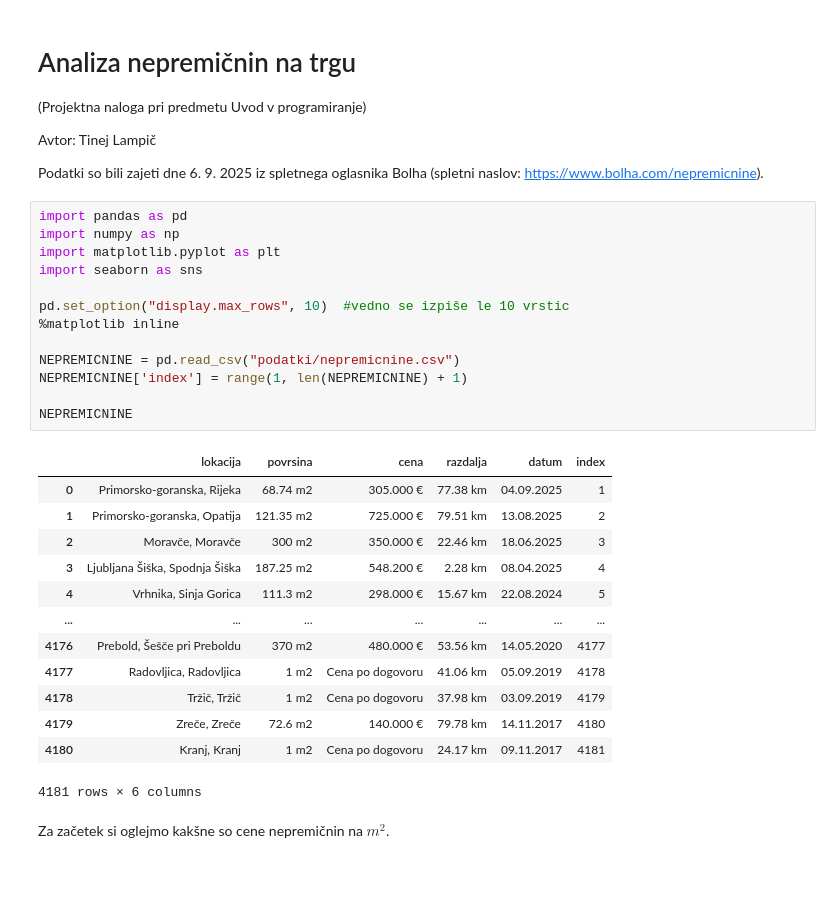
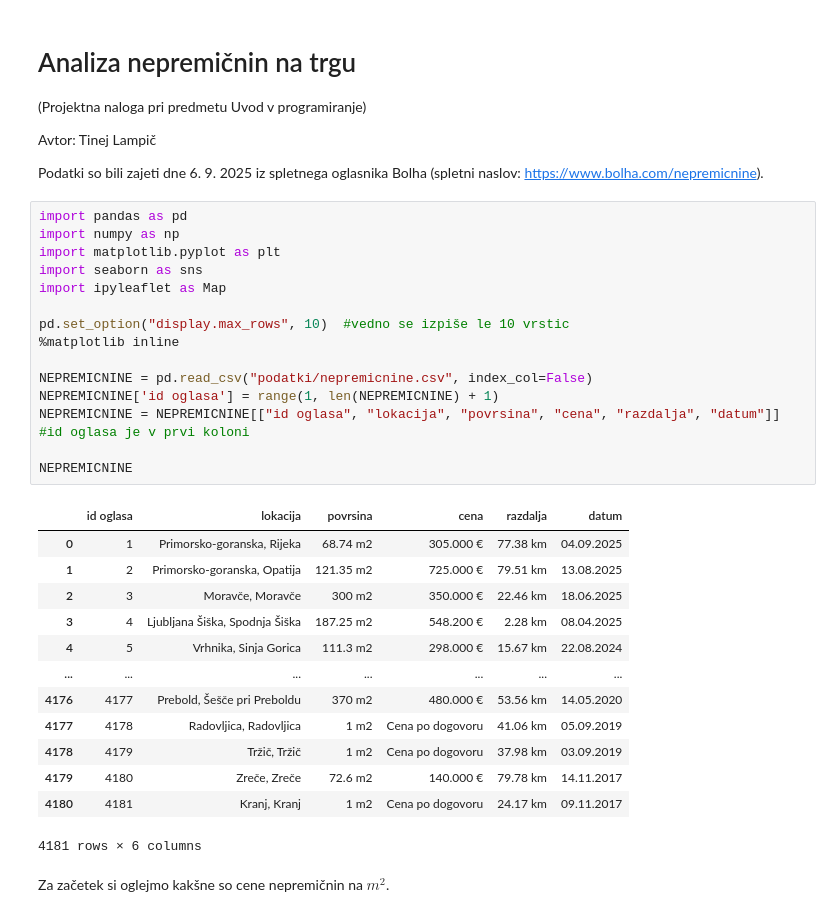
Before and after one commit to TinejLampic/projektna-naloga, a Jupyter notebook: analiza_podatkov.ipynb, the cells around one changed output. Drawn from its saved outputs; the diff is of its cells as text; blank space fills up the shorter version.

```diff
--- a/analiza_podatkov.ipynb
+++ b/analiza_podatkov.ipynb
@@ -8,29 +8,31 @@ Podatki so bili zajeti dne 6. 9. 2025 iz spletnega oglasnika Bolha (spletni nasl
 # %%
 import pandas as pd
 import numpy as np
 import matplotlib.pyplot as plt
 import seaborn as sns
+import ipyleaflet as Map
 
 pd.set_option("display.max_rows", 10)  #vedno se izpiše le 10 vrstic
 %matplotlib inline
 
-NEPREMICNINE = pd.read_csv("podatki/nepremicnine.csv")
-NEPREMICNINE['index'] = range(1, len(NEPREMICNINE) + 1)
+NEPREMICNINE = pd.read_csv("podatki/nepremicnine.csv", index_col=False)
+NEPREMICNINE['id oglasa'] = range(1, len(NEPREMICNINE) + 1)
+NEPREMICNINE = NEPREMICNINE[["id oglasa", "lokacija", "povrsina", "cena", "razdalja", "datum"]]    #id oglasa je v prvi koloni
 
 NEPREMICNINE
 # %% [output]
-|  | lokacija | povrsina | cena | razdalja | datum | index |
-| 0 | Primorsko-goranska, Rijeka | 68.74 m2 | 305.000 € | 77.38 km | 04.09.2025 | 1 |
-| 1 | Primorsko-goranska, Opatija | 121.35 m2 | 725.000 € | 79.51 km | 13.08.2025 | 2 |
-| 2 | Moravče, Moravče | 300 m2 | 350.000 € | 22.46 km | 18.06.2025 | 3 |
-| 3 | Ljubljana Šiška, Spodnja Šiška | 187.25 m2 | 548.200 € | 2.28 km | 08.04.2025 | 4 |
-| 4 | Vrhnika, Sinja Gorica | 111.3 m2 | 298.000 € | 15.67 km | 22.08.2024 | 5 |
+|  | id oglasa | lokacija | povrsina | cena | razdalja | datum |
+| 0 | 1 | Primorsko-goranska, Rijeka | 68.74 m2 | 305.000 € | 77.38 km | 04.09.2025 |
+| 1 | 2 | Primorsko-goranska, Opatija | 121.35 m2 | 725.000 € | 79.51 km | 13.08.2025 |
+| 2 | 3 | Moravče, Moravče | 300 m2 | 350.000 € | 22.46 km | 18.06.2025 |
+| 3 | 4 | Ljubljana Šiška, Spodnja Šiška | 187.25 m2 | 548.200 € | 2.28 km | 08.04.2025 |
+| 4 | 5 | Vrhnika, Sinja Gorica | 111.3 m2 | 298.000 € | 15.67 km | 22.08.2024 |
 | ... | ... | ... | ... | ... | ... | ... |
-| 4176 | Prebold, Šešče pri Preboldu | 370 m2 | 480.000 € | 53.56 km | 14.05.2020 | 4177 |
-| 4177 | Radovljica, Radovljica | 1 m2 | Cena po dogovoru | 41.06 km | 05.09.2019 | 4178 |
-| 4178 | Tržič, Tržič | 1 m2 | Cena po dogovoru | 37.98 km | 03.09.2019 | 4179 |
-| 4179 | Zreče, Zreče | 72.6 m2 | 140.000 € | 79.78 km | 14.11.2017 | 4180 |
-| 4180 | Kranj, Kranj | 1 m2 | Cena po dogovoru | 24.17 km | 09.11.2017 | 4181 |
+| 4176 | 4177 | Prebold, Šešče pri Preboldu | 370 m2 | 480.000 € | 53.56 km | 14.05.2020 |
+| 4177 | 4178 | Radovljica, Radovljica | 1 m2 | Cena po dogovoru | 41.06 km | 05.09.2019 |
+| 4178 | 4179 | Tržič, Tržič | 1 m2 | Cena po dogovoru | 37.98 km | 03.09.2019 |
+| 4179 | 4180 | Zreče, Zreče | 72.6 m2 | 140.000 € | 79.78 km | 14.11.2017 |
+| 4180 | 4181 | Kranj, Kranj | 1 m2 | Cena po dogovoru | 24.17 km | 09.11.2017 |
 4181 rows × 6 columns
 # %% [markdown]
 Za začetek si oglejmo kakšne so cene nepremičnin na $m^2$.
```
Also changed, not shown: parts of 7 cells of this notebook.
